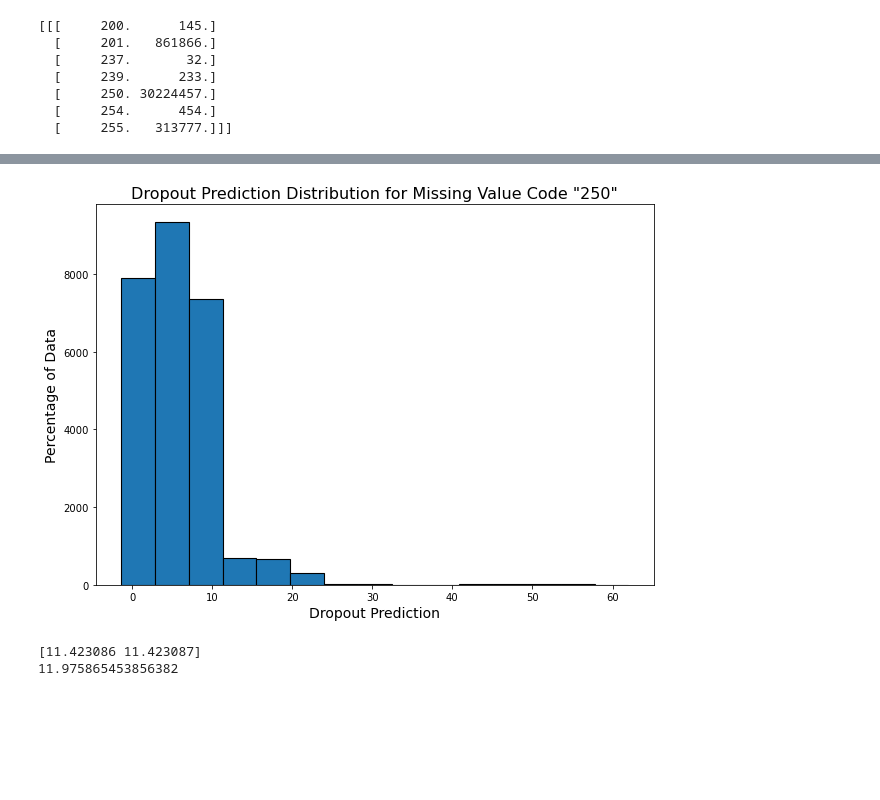
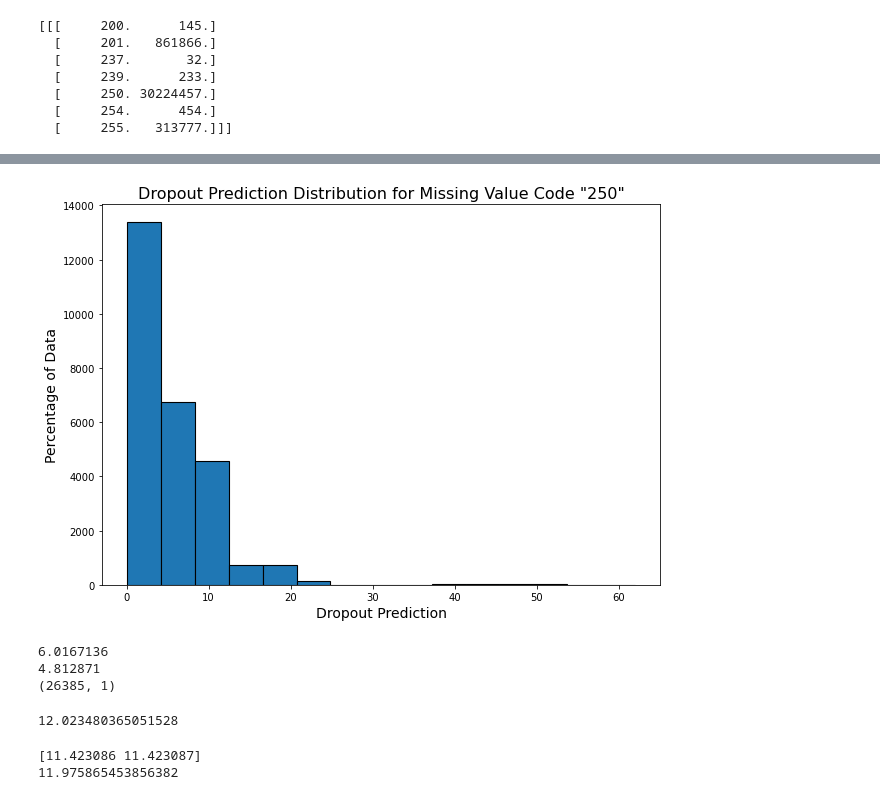
Before and after one commit to M-Harrington/SnowComp, a Jupyter notebook: chapter3/SummaryGraphs.ipynb, the cells around one changed output, grey strips where cells are left out. Cells and saved outputs as stored; diff of their text form; code cells hidden in the pictures; blank space fills up the shorter version.

```diff
--- a/chapter3/SummaryGraphs.ipynb
+++ b/chapter3/SummaryGraphs.ipynb
@@ -373,18 +377,33 @@ plt.hist(missing_pred)
 # %%
 #Only 250
 missing_train = x_train[np.all(x_train*255 == 250., axis = (1,2,3))]
-missing_pred = modis_net(torch.Tensor(missing_train)).detach().numpy()
+# missing_pred = modis_net(torch.Tensor(missing_train)).detach().numpy()
+# np.save("C:/Users/Matt/Dropbox/SnowComp/FinalData/dp_250_preds.npy", missing_pred)
+missing_pred = np.load("C:/Users/Matt/Dropbox/SnowComp/FinalData/dp_250_preds.npy")
 
 fig, ax = plt.subplots(figsize = (10,7))
 ax.hist(missing_pred,
         bins = 15, edgecolor='black', linewidth=1.1)
 ax.ticklabel_format(style='plain')
 ax.set_ylabel("Percentage of Data", fontsize= 14)
 ax.set_xlabel("Dropout Prediction", fontsize= 14)
 ax.set_title('Dropout Prediction Distribution for Missing Value Code "250"', fontsize= 16)
 plt.show()
 # %% [output]
-[figure, old version]
+[figure, new version]
+# %%
+print(missing_pred.mean())
+print(missing_pred.std())
+print(missing_pred.shape)
+# %% [output]
+6.0167136
+4.812871
+(26385, 1)
+# %%
+y_train[np.all(x_train*255 == 250., axis = (1,2,3))].snowpack.mean()
+y_train[np.all(x_train*255 == 250., axis = (1,2,3))].snowpack.std()
+# %% [output]
+12.023480365051528
 # %%
 #dropout off, all missing values
 #[201, 250, 255]
```
Also changed, not shown: parts of 6 cells of this notebook.
